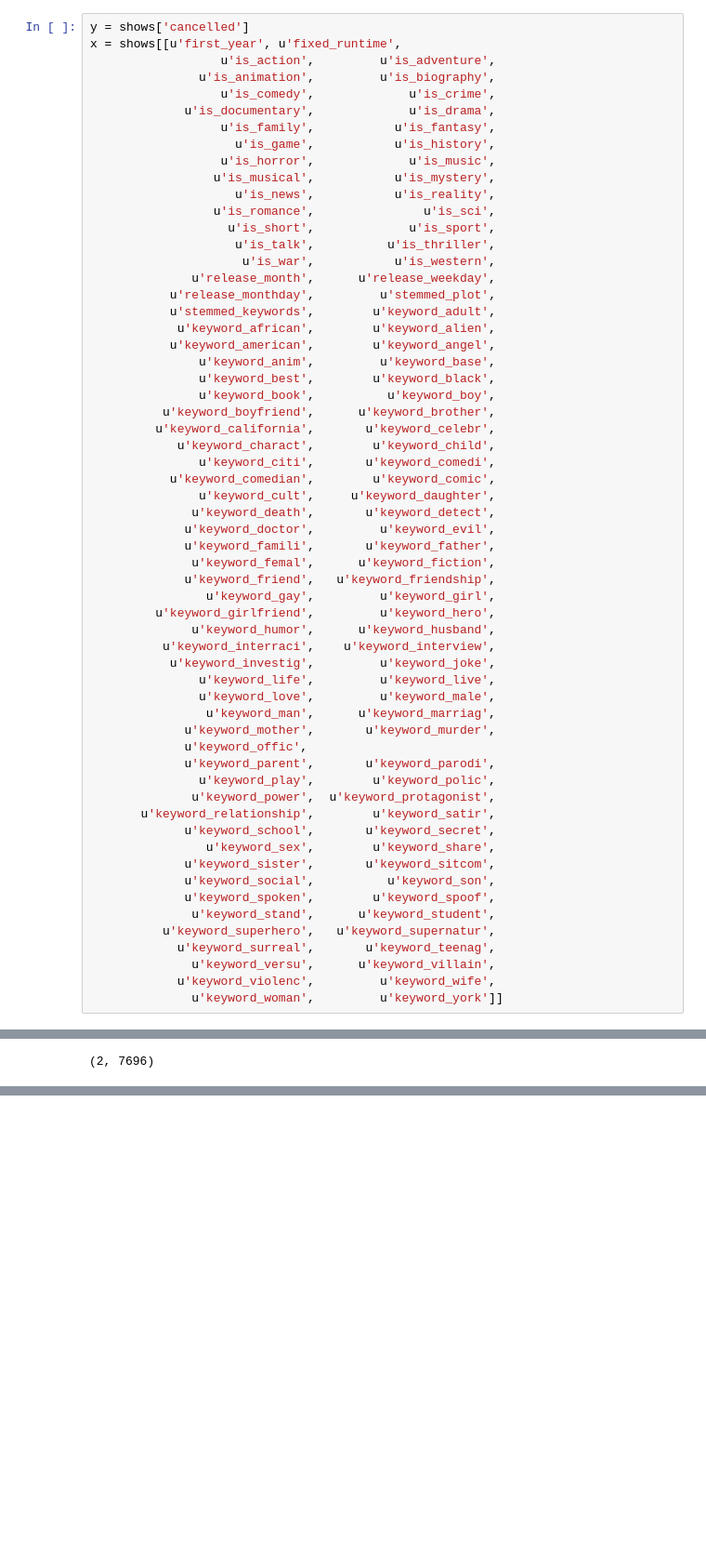
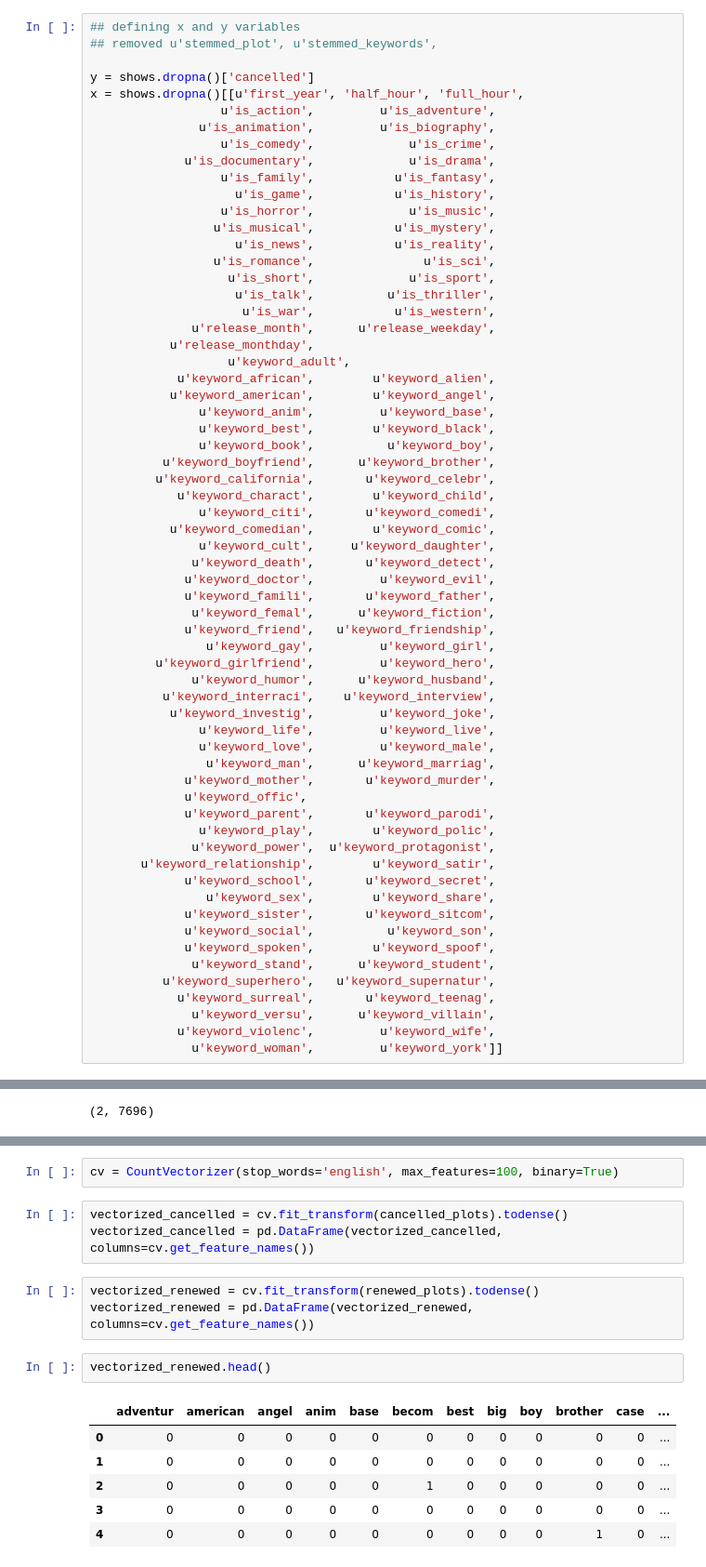
Before and after one commit to cgeppig/Will_My_Show_Get_Cancelled, a Jupyter notebook: Capstone Modeling.ipynb, the cells around one changed output, grey strips where cells are left out. Shown at 93% size. Cells and saved outputs as stored; diff of their text form; blank space fills up the shorter version.

```diff
--- a/Capstone Modeling.ipynb
+++ b/Capstone Modeling.ipynb
@@ -51,6 +147,9 @@ Name: stemmed_plot, dtype: object
 # %%
-y = shows['cancelled']
-x = shows[[u'first_year', u'fixed_runtime',
+## defining x and y variables
+## removed u'stemmed_plot', u'stemmed_keywords',
+
+y = shows.dropna()['cancelled']
+x = shows.dropna()[[u'first_year', 'half_hour', 'full_hour',
                   u'is_action',         u'is_adventure',
                u'is_animation',         u'is_biography',
                   u'is_comedy',             u'is_crime',
@@ -65,8 +164,8 @@ x = shows[[u'first_year', u'fixed_runtime',
                     u'is_talk',          u'is_thriller',
                      u'is_war',           u'is_western',
               u'release_month',      u'release_weekday',
-           u'release_monthday',         u'stemmed_plot',
-           u'stemmed_keywords',        u'keyword_adult',
+           u'release_monthday',
+                   u'keyword_adult',
             u'keyword_african',        u'keyword_alien',
            u'keyword_american',        u'keyword_angel',
                u'keyword_anim',         u'keyword_base',
@@ -186,0 +291,17 @@ important_tfdif_words = ['live', 'life', 'friend', 'tri', 'work', 'help', 'citi'
+# %%
+cv = CountVectorizer(stop_words='english', max_features=100, binary=True)
+# %%
+vectorized_cancelled = cv.fit_transform(cancelled_plots).todense()
+vectorized_cancelled = pd.DataFrame(vectorized_cancelled, columns=cv.get_feature_names())
+# %%
+vectorized_renewed = cv.fit_transform(renewed_plots).todense()
+vectorized_renewed = pd.DataFrame(vectorized_renewed, columns=cv.get_feature_names())
+# %%
+vectorized_renewed.head()
+# %% [output]
+|  | adventur | american | angel | anim | base | becom | best | big | boy | brother | case | ... |
+| 0 | 0 | 0 | 0 | 0 | 0 | 0 | 0 | 0 | 0 | 0 | 0 | ... |
+| 1 | 0 | 0 | 0 | 0 | 0 | 0 | 0 | 0 | 0 | 0 | 0 | ... |
+| 2 | 0 | 0 | 0 | 0 | 0 | 1 | 0 | 0 | 0 | 0 | 0 | ... |
+| 3 | 0 | 0 | 0 | 0 | 0 | 0 | 0 | 0 | 0 | 0 | 0 | ... |
+| 4 | 0 | 0 | 0 | 0 | 0 | 0 | 0 | 0 | 0 | 1 | 0 | ... |
```
Also changed, not shown: parts of 38 cells of this notebook, 3 other files.
